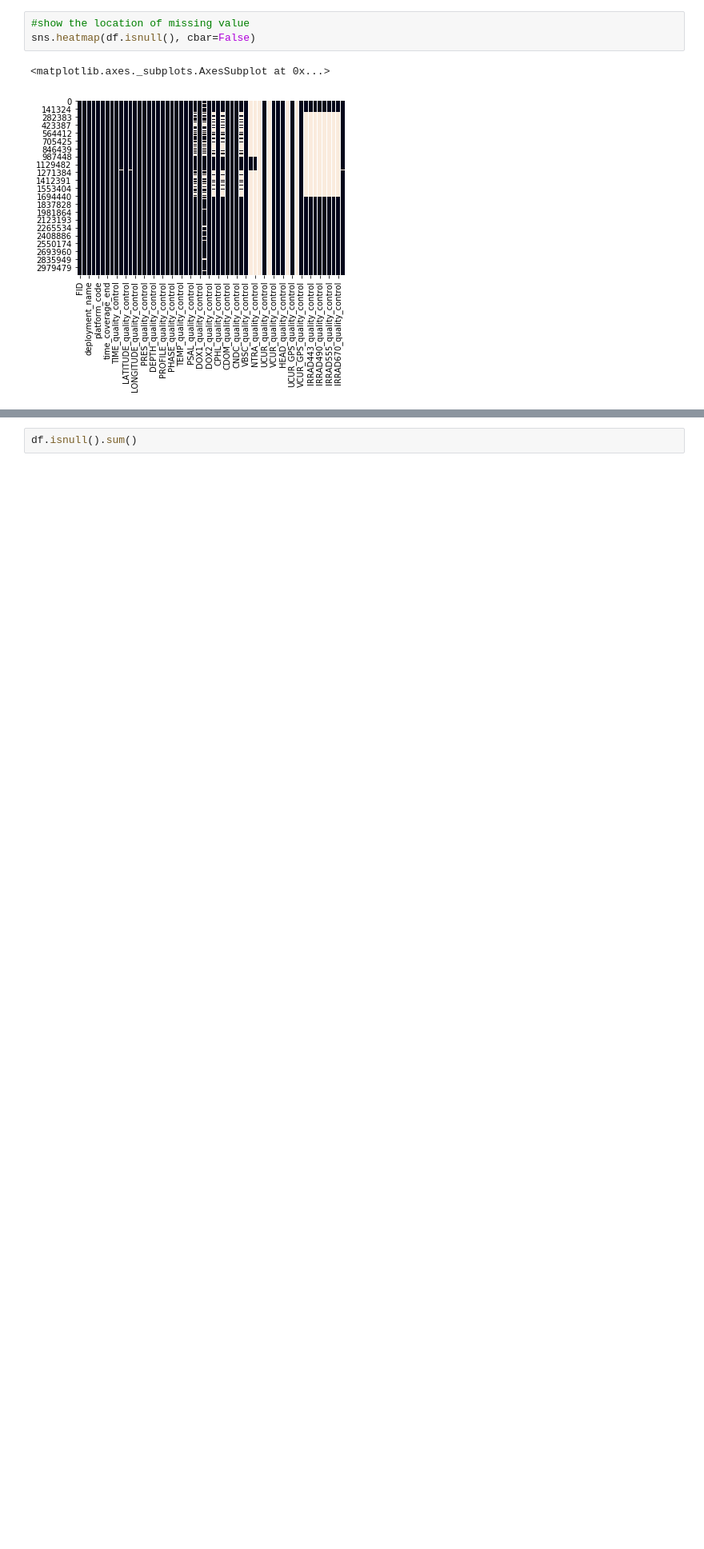
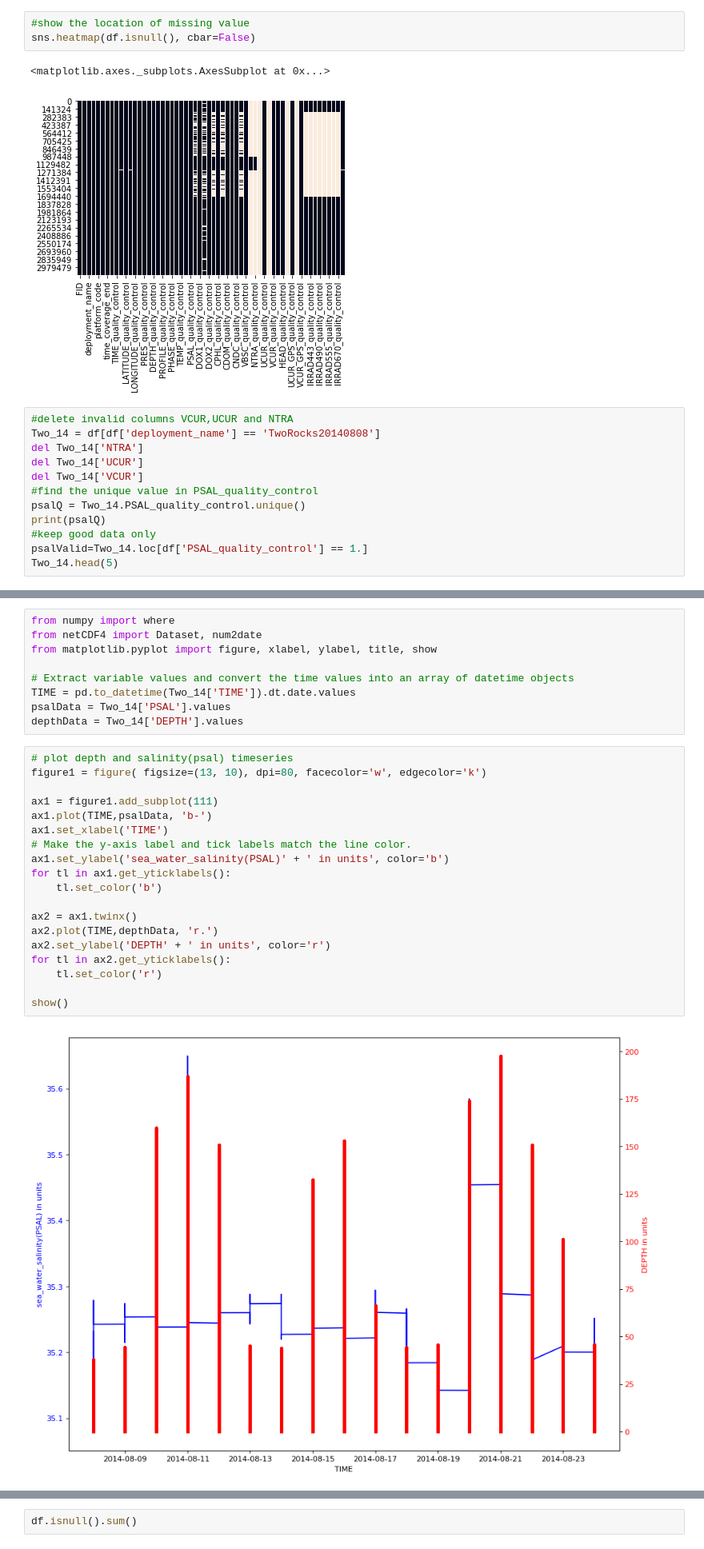
Before and after one commit to RaymonQ/Data-Science-and-Decisions-capstone-project-Regression, a Jupyter notebook: Data_Proprocessing/Python/preprocess-checkpoint.ipynb, the cells around one changed output, grey strips where cells are left out. Shown at 80% size. Cells and saved outputs as stored; diff of their text form; blank space fills up the shorter version.

```diff
--- a/Data_Proprocessing/Python/preprocess-checkpoint.ipynb
+++ b/Data_Proprocessing/Python/preprocess-checkpoint.ipynb
@@ -38,3 +45,15 @@ sns.heatmap(df.isnull(), cbar=False)
 # %% [output]
 <matplotlib.axes._subplots.AxesSubplot at 0x...>
 [figure]
+# %%
+#delete invalid columns VCUR,UCUR and NTRA
+Two_14 = df[df['deployment_name'] == 'TwoRocks20140808']
+del Two_14['NTRA']
+del Two_14['UCUR']
+del Two_14['VCUR']
+#find the unique value in PSAL_quality_control
+psalQ = Two_14.PSAL_quality_control.unique()
+print(psalQ)
+#keep good data only
+psalValid=Two_14.loc[df['PSAL_quality_control'] == 1.]
+Two_14.head(5)
@@ -40,0 +69,30 @@ sns.heatmap(df.isnull(), cbar=False)
+# %%
+from numpy import where
+from netCDF4 import Dataset, num2date
+from matplotlib.pyplot import figure, xlabel, ylabel, title, show
+
+# Extract variable values and convert the time values into an array of datetime objects
+TIME = pd.to_datetime(Two_14['TIME']).dt.date.values
+psalData = Two_14['PSAL'].values
+depthData = Two_14['DEPTH'].values
+# %%
+# plot depth and salinity(psal) timeseries
+figure1 = figure( figsize=(13, 10), dpi=80, facecolor='w', edgecolor='k')
+
+ax1 = figure1.add_subplot(111)
+ax1.plot(TIME,psalData, 'b-')
+ax1.set_xlabel('TIME')
+# Make the y-axis label and tick labels match the line color.
+ax1.set_ylabel('sea_water_salinity(PSAL)' + ' in units', color='b')
+for tl in ax1.get_yticklabels():
+    tl.set_color('b')
+
+ax2 = ax1.twinx()
+ax2.plot(TIME,depthData, 'r.')
+ax2.set_ylabel('DEPTH' + ' in units', color='r')
+for tl in ax2.get_yticklabels():
+    tl.set_color('r')
+
+show()
+# %% [output]
+[figure, added]
```
Also changed, not shown: parts of 13 cells of this notebook.
